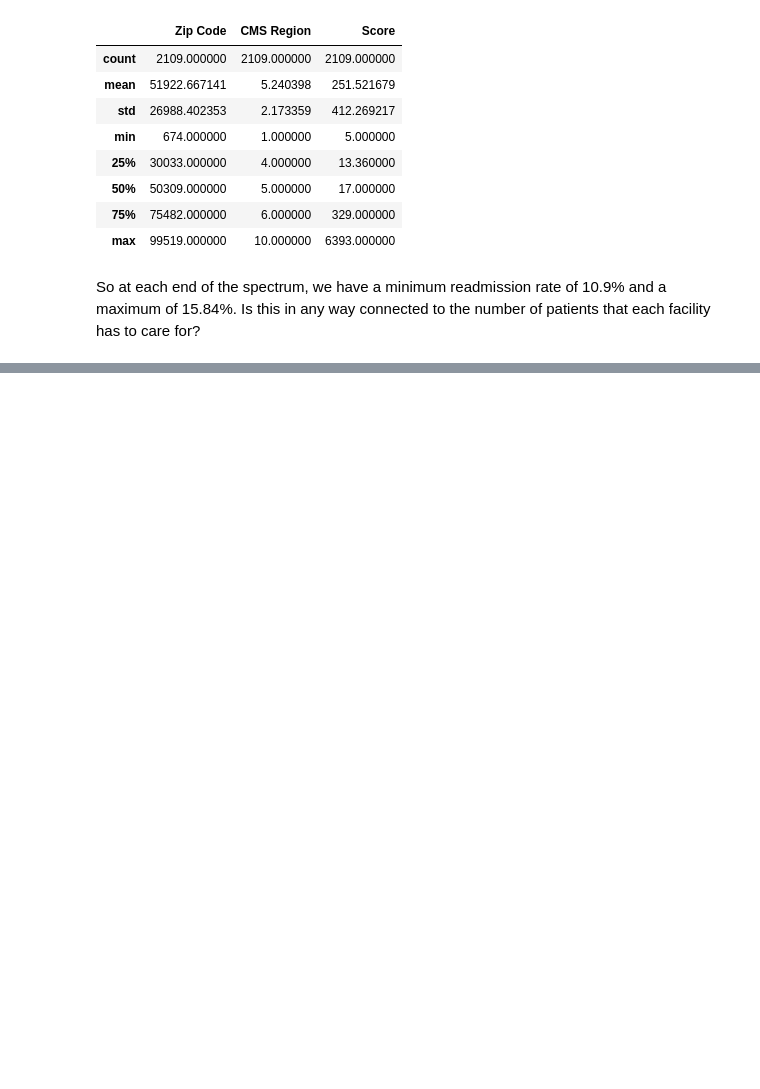
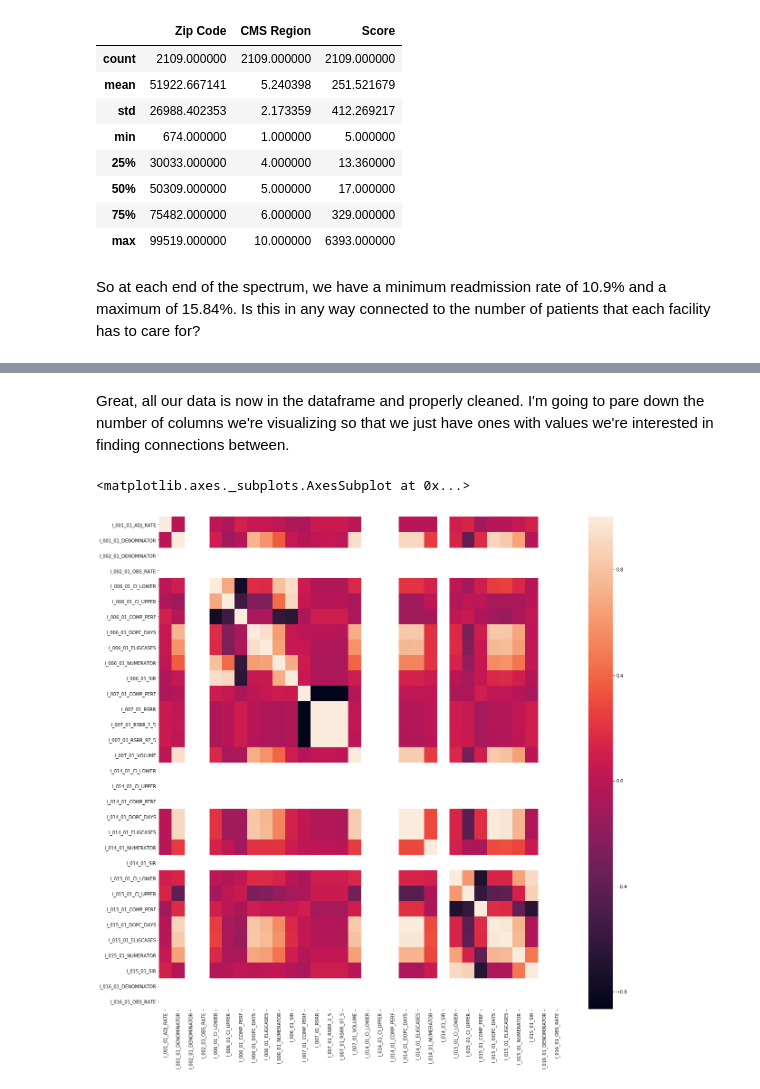
Before and after one commit to SpencerNorris/MedicareInpatientFacilities, a Jupyter notebook: Inpatient Facilities.ipynb, the cells around one changed output, grey strips where cells are left out. Cells and saved outputs as stored; diff of their text form; code cells hidden in the pictures; blank space fills up the shorter version.

Commit message:
created variable heatmap

```diff
--- a/Inpatient Facilities.ipynb
+++ b/Inpatient Facilities.ipynb
@@ -142,0 +119,44 @@ facility_data
+# %%
+def benchmark_manipulation(txt, axis):
+    '''
+    Want to translate the text values to discrete
+    numerical values so that they're easier to work with.
+    '''
+    if txt == 'No Different than the National Benchmark' or txt == 'No Different from the National Benchmark' or txt == 'No Different than the National Rate':
+            return 0
+    elif txt == 'Worse than the National Benchmark' or txt == 'Worse than the National Rate':
+        return -1
+    elif txt == 'Better than the National Benchmark' or txt == 'Better than the National Rate':
+        return 1
+    else:
+        return np.nan
+
+
+facility_data['I_006_01_COMP_PERF'] = facility_data['I_006_01_COMP_PERF'].apply(benchmark_manipulation, axis=1)
+facility_data['I_007_01_COMP_PERF'] = facility_data['I_007_01_COMP_PERF'].apply(benchmark_manipulation, axis=1)
+facility_data['I_014_01_COMP_PERF'] = facility_data['I_014_01_COMP_PERF'].apply(benchmark_manipulation, axis=1)
+facility_data['I_015_01_COMP_PERF'] = facility_data['I_015_01_COMP_PERF'].apply(benchmark_manipulation, axis=1)
+
+#Change over all values to numeric
+for measure in provider_data["Measure Code"].unique():
+    facility_data[measure] = facility_data[measure].apply(pd.to_numeric)
+# %% [markdown]
+Great, all our data is now in the dataframe and properly cleaned. I'm going to pare down the number of columns we're visualizing so that we just have ones with values we're interested in finding connections between.
+# %%
+#Chop down the data we want to use for the heat map visualization
+from copy import copy
+vis_data = copy(facility_data)
+
+#Produce correlation heat map
+import seaborn as sns
+import matplotlib.pyplot as plt
+
+fig, ax = plt.subplots(figsize=(20,20))
+vis_data_corr = vis_data.corr()
+sns.heatmap(facility_data_corr,
+            ax=ax,
+            xticklabels=vis_data_corr.columns.values,
+            yticklabels=vis_data_corr.columns.values)
+# %% [output]
+<matplotlib.axes._subplots.AxesSubplot at 0x...>
+[figure, added]
```
Also changed, not shown: parts of 4 cells of this notebook.
